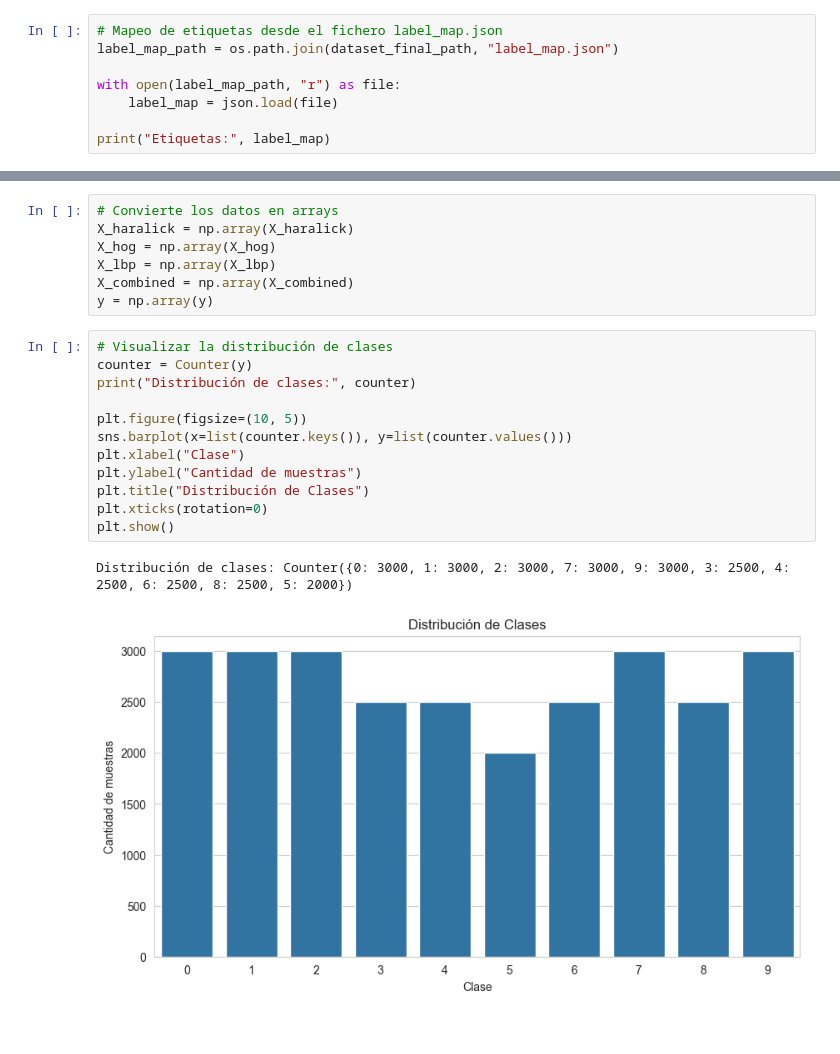
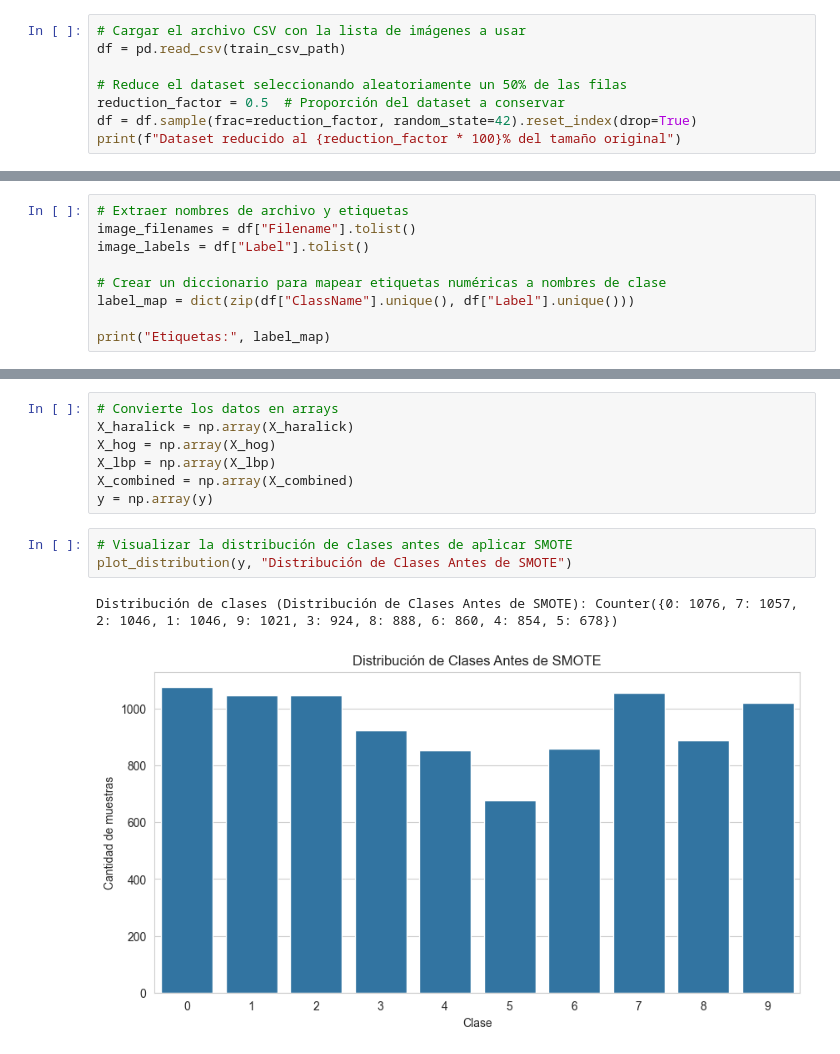
Before and after one commit to asier-ortiz/ai-course-notebooks, a Jupyter notebook: eurosat_test.ipynb, the cells around one changed output, grey strips where cells are left out. Drawn from its saved outputs; the diff is of its cells as text.

Commit message:
refactor: improve dataset loading and feature extraction structure

```diff
--- a/eurosat_test.ipynb
+++ b/eurosat_test.ipynb
@@ -34,11 +148,11 @@ else:
 # %% [output]
 El dataset ya está descargado. No es necesario volver a descargarlo
 # %%
-# Mapeo de etiquetas desde el fichero label_map.json
-label_map_path = os.path.join(dataset_final_path, "label_map.json")
+# Cargar el archivo CSV con la lista de imágenes a usar
+df = pd.read_csv(train_csv_path)
 
-with open(label_map_path, "r") as file:
-    label_map = json.load(file)
-
-print("Etiquetas:", label_map)
+# Reduce el dataset seleccionando aleatoriamente un 50% de las filas
+reduction_factor = 0.5  # Proporción del dataset a conservar
+df = df.sample(frac=reduction_factor, random_state=42).reset_index(drop=True)
+print(f"Dataset reducido al {reduction_factor * 100}% del tamaño original")
 # %% [output]
@@ -45,0 +170,9 @@ Etiquetas: {'AnnualCrop': 0, 'Forest': 1, 'HerbaceousVegetation': 2, 'Highway':
+# %%
+# Extraer nombres de archivo y etiquetas
+image_filenames = df["Filename"].tolist()
+image_labels = df["Label"].tolist()
+
+# Crear un diccionario para mapear etiquetas numéricas a nombres de clase
+label_map = dict(zip(df["ClassName"].unique(), df["Label"].unique()))
+
+print("Etiquetas:", label_map)
@@ -125,17 +241,8 @@ X_lbp = np.array(X_lbp)
 X_combined = np.array(X_combined)
 y = np.array(y)
 # %%
-# Visualizar la distribución de clases
-counter = Counter(y)
-print("Distribución de clases:", counter)
-
-plt.figure(figsize=(10, 5))
-sns.barplot(x=list(counter.keys()), y=list(counter.values()))
-plt.xlabel("Clase")
-plt.ylabel("Cantidad de muestras")
-plt.title("Distribución de Clases")
-plt.xticks(rotation=0)
-plt.show()
+# Visualizar la distribución de clases antes de aplicar SMOTE
+plot_distribution(y, "Distribución de Clases Antes de SMOTE")
 # %% [output]
-Distribución de clases: Counter({0: 3000, 1: 3000, 2: 3000, 7: 3000, 9: 3000, 3: 2500, 4: 2500, 6: 2500, 8: 2500, 5: 2000})
+Distribución de clases (Distribución de Clases Antes de SMOTE): Counter({0: 1076, 7: 1057, 2: 1046, 1: 1046, 9: 1021, 3: 924, 8: 888, 6: 860, 4: 854, 5: 678})
-[figure, old version]
+[figure, new version]
```
Also changed, not shown: parts of 21 cells of this notebook.
